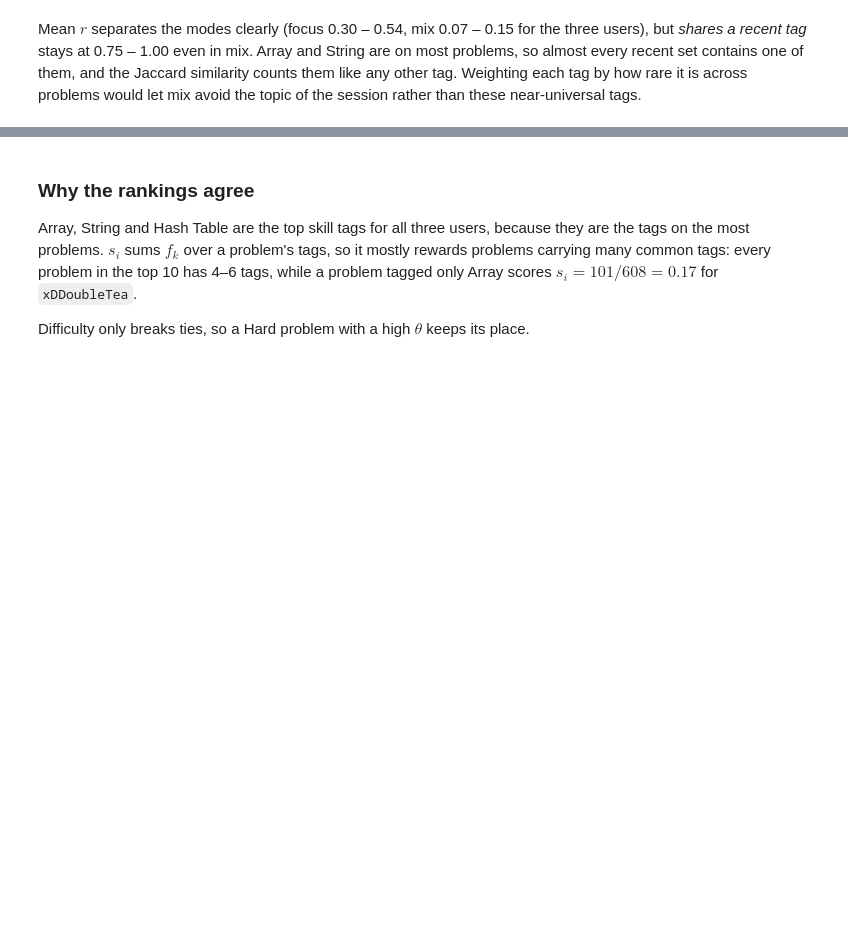
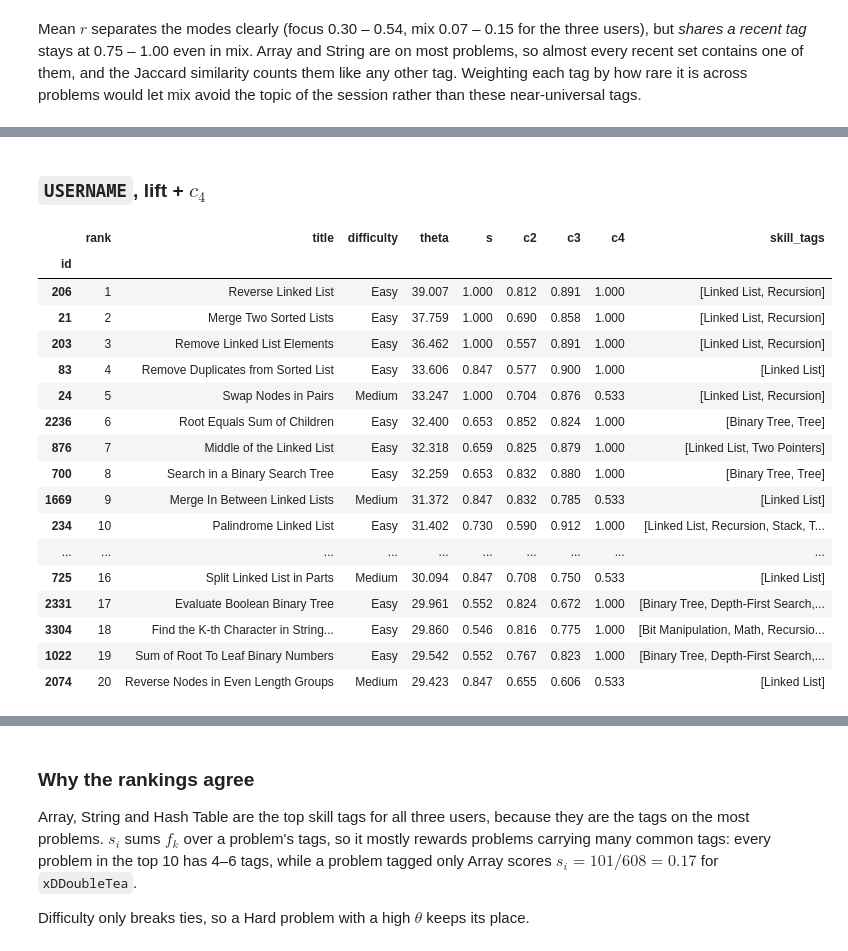
Before and after one commit to xDDoubleTea/LeetCodeBot-analysis, a Jupyter notebook: problem_ranking.ipynb, the cells around one changed output, grey strips where cells are left out. Cells and saved outputs as stored; diff of their text form; code cells hidden in the pictures; blank space fills up the shorter version.

```diff
--- a/problem_ranking.ipynb
+++ b/problem_ranking.ipynb
@@ -110,6 +110,8 @@ REFERENCE_USERS = ["seanyu0425", "wytsai7660"]
 
 W1, W2, W3 = 20, 10, 1
 W_R = 20
+W4 = 10
+LIFT_SMOOTHING = 1
 RECENT_K = 5
 L = PREVIEW_LEN
 M = -1 / 4500
@@ -909,0 +981,37 @@ session rather than these near-universal tags.
+# %%
+SOLVED_QUERY = """
+query ($username: String!) {
+  matchedUser(username: $username) {
+    submitStats { acSubmissionNum { difficulty count } }
+  }
+}
+"""
+
+
+def fetch_solved_share(username: str) -> dict[str, float]:
+    """The user's share of accepted problems at each difficulty."""
+    counts = gql(SOLVED_QUERY, {"username": username})["matchedUser"]["submitStats"]
+    by_difficulty = {c["difficulty"]: c["count"] for c in counts["acSubmissionNum"]}
+    return {d: by_difficulty[d] / by_difficulty["All"] for d in ("Easy", "Medium", "Hard")}
+
+
+solved_share = {user: fetch_solved_share(user) for user in skills}
+VARIANTS = {
+    "base": {"skill_score": "sum", "c4": False},
+    "c4": {"skill_score": "sum", "c4": True},
+    "lift": {"skill_score": "lift", "c4": False},
+    "lift + c4": {"skill_score": "lift", "c4": True},
+}
+variants = {
+    (user, name): order(
+        score(
+            problems,
+            skills[user],
+            skill_score=spec["skill_score"],
+            solved_share=solved_share[user] if spec["c4"] else None,
+        )
+    )
+    for user in skills
+    for name, spec in VARIANTS.items()
+}
+pd.DataFrame(solved_share).T.rename_axis("accepted share")
@@ -909,0 +1101,25 @@ session rather than these near-universal tags.
+# %% [markdown]
+### `USERNAME`, lift + $c_4$
+# %%
+variants[(USERNAME, "lift + c4")][
+    ["rank", "title", "difficulty", "theta", "s", "c2", "c3", "c4", "skill_tags"]
+].head(TOP_N)
+# %% [output]
+|  | rank | title | difficulty | theta | s | c2 | c3 | c4 | skill_tags |
+| id |  |  |  |  |  |  |  |  |  |
+| 206 | 1 | Reverse Linked List | Easy | 39.007 | 1.000 | 0.812 | 0.891 | 1.000 | [Linked List, Recursion] |
+| 21 | 2 | Merge Two Sorted Lists | Easy | 37.759 | 1.000 | 0.690 | 0.858 | 1.000 | [Linked List, Recursion] |
+| 203 | 3 | Remove Linked List Elements | Easy | 36.462 | 1.000 | 0.557 | 0.891 | 1.000 | [Linked List, Recursion] |
+| 83 | 4 | Remove Duplicates from Sorted List | Easy | 33.606 | 0.847 | 0.577 | 0.900 | 1.000 | [Linked List] |
+| 24 | 5 | Swap Nodes in Pairs | Medium | 33.247 | 1.000 | 0.704 | 0.876 | 0.533 | [Linked List, Recursion] |
+| 2236 | 6 | Root Equals Sum of Children | Easy | 32.400 | 0.653 | 0.852 | 0.824 | 1.000 | [Binary Tree, Tree] |
+| 876 | 7 | Middle of the Linked List | Easy | 32.318 | 0.659 | 0.825 | 0.879 | 1.000 | [Linked List, Two Pointers] |
+| 700 | 8 | Search in a Binary Search Tree | Easy | 32.259 | 0.653 | 0.832 | 0.880 | 1.000 | [Binary Tree, Tree] |
+| 1669 | 9 | Merge In Between Linked Lists | Medium | 31.372 | 0.847 | 0.832 | 0.785 | 0.533 | [Linked List] |
+| 234 | 10 | Palindrome Linked List | Easy | 31.402 | 0.730 | 0.590 | 0.912 | 1.000 | [Linked List, Recursion, Stack, T... |
+| ... | ... | ... | ... | ... | ... | ... | ... | ... | ... |
+| 725 | 16 | Split Linked List in Parts | Medium | 30.094 | 0.847 | 0.708 | 0.750 | 0.533 | [Linked List] |
+| 2331 | 17 | Evaluate Boolean Binary Tree | Easy | 29.961 | 0.552 | 0.824 | 0.672 | 1.000 | [Binary Tree, Depth-First Search,... |
+| 3304 | 18 | Find the K-th Character in String... | Easy | 29.860 | 0.546 | 0.816 | 0.775 | 1.000 | [Bit Manipulation, Math, Recursio... |
+| 1022 | 19 | Sum of Root To Leaf Binary Numbers | Easy | 29.542 | 0.552 | 0.767 | 0.823 | 1.000 | [Binary Tree, Depth-First Search,... |
+| 2074 | 20 | Reverse Nodes in Even Length Groups | Medium | 29.423 | 0.847 | 0.655 | 0.606 | 0.533 | [Linked List] |
```
Also changed, not shown: parts of 15 cells of this notebook.
